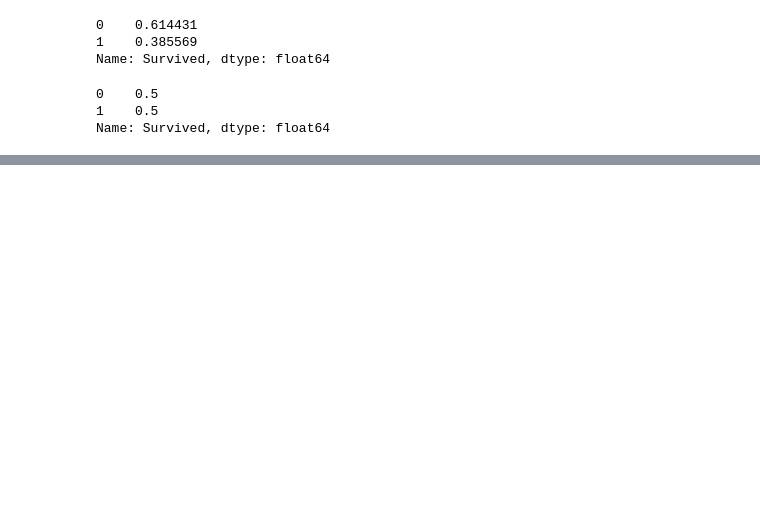
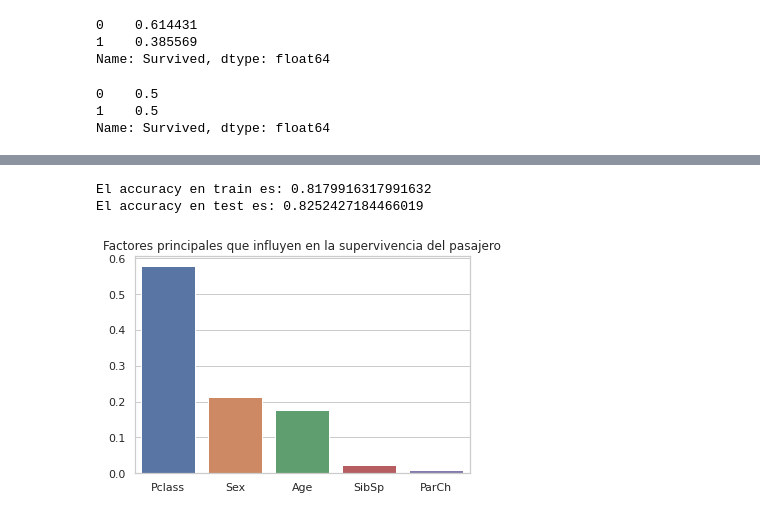
Before and after one commit to mazzaroli/decision_tree-random_forest, a Jupyter notebook: notas.ipynb, the cells around one changed output, grey strips where cells are left out. Drawn from its saved outputs; the diff is of its cells as text; code cells hidden in the pictures; blank space fills up the shorter version.

```diff
--- a/notas.ipynb
+++ b/notas.ipynb
@@ -41,4 +42,8 @@ Este árbol tiene dos nodos, con **cada nodo representando una pregunta** y **ca
 # %%
 # Importamos las librerias principales
+import numpy as np
 import pandas as pd
 import matplotlib.pyplot as plt
+import seaborn as sns
+
+sns.set(style='whitegrid', context='notebook')
@@ -224,0 +258,17 @@ y_test_pred = tree.predict(X_test)
+# %%
+from sklearn.metrics import accuracy_score
+print('El accuracy en train es:',accuracy_score(y_train,y_train_pred))
+print('El accuracy en test es:', accuracy_score(y_test,y_test_pred))
+# %% [output]
+El accuracy en train es: 0.8179916317991632
+El accuracy en test es: 0.8252427184466019
+# %%
+# Verificamos el feature importances
+importances = grid_search.best_estimator_.feature_importances_
+importances = np.sort(importances)[::-1]
+columns = X.columns
+
+sns.barplot(x=columns, y=importances);
+plt.title('Factores principales que influyen en la supervivencia del pasajero');
+# %% [output]
+[figure, added]
```
Also changed, not shown: parts of 18 cells of this notebook.
